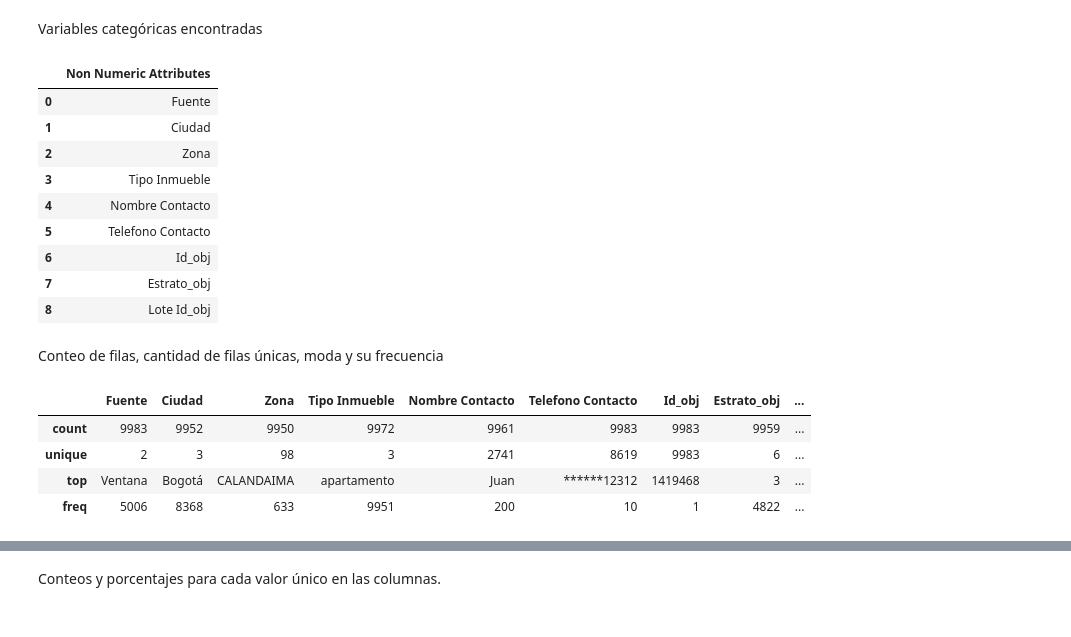
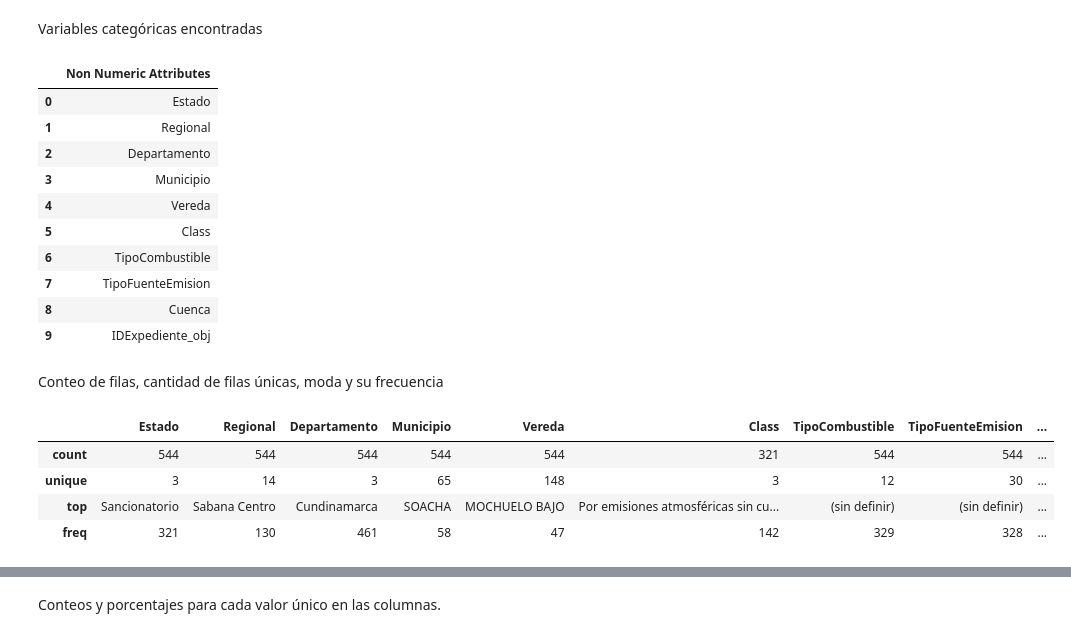
Before and after one commit to sariswis/Proyecto-Visual-Analytics, a Jupyter notebook: entendimiento/Dataset 2 - Lugares de emisiones.ipynb, the cells around one changed output, grey strips where cells are left out. Cells and saved outputs as stored; diff of their text form; code cells hidden in the pictures.

```diff
--- a/entendimiento/Dataset 2 - Lugares de emisiones.ipynb
+++ b/entendimiento/Dataset 2 - Lugares de emisiones.ipynb
@@ -53,6 +51,22 @@ def print_table(df):
 # %% [markdown]
 Lectura y muestra del archivo
 # %%
-df =  pd.read_json("../data/emission_permits_anom_2.json")
+# 1. Cargar el JSON
+with open('../data/emission_permits_anom_2.json', 'r', encoding='utf-8') as f:
+    data = json.load(f)
+
+# 2. Extraer features
+features = data['features']
+
+# 3. Construir DataFrame con properties y coordenadas
+df = pd.DataFrame([
+    {
+        **feature['properties'],
+        'Latitud': feature['geometry']['coordinates'][1],
+        'Longitud': feature['geometry']['coordinates'][0]
+    }
+    for feature in features
+])
+
 df.head()
 # %% [output]
@@ -114,5 +146,4 @@ Verificamos si estas columnas pueden ser convertidas a int
 # %%
-for col in df.select_dtypes(include=["float"]).columns:
-    puede_int = (df[col].dropna() % 1 == 0).all()
-    print(f"{col}: {'se puede convertir a int' if puede_int else 'mantener como float'}")
+puede_int = (df['IDExpediente'].dropna() % 1 == 0).all()
+print(f"'IDExpediente': {'se puede convertir a int' if puede_int else 'mantener como float'}")
 # %% [output]
@@ -126,12 +153,11 @@ Como sí pueden serlo, ejecutamos el cambio
 # %%
-for col in df.select_dtypes(include=["float"]).columns:
-    df[col] = df[col].astype("Int64")
+df['IDExpediente'] = df['IDExpediente'].astype("Int64")
 # %% [markdown]
 ## 1. Variables categóricas
 # %% [markdown]
 Temporalmente, mapeamos las variables categóricas guardadas como número a texto
 # %%
-cols_otra_categoria = []
+cols_otra_categoria = ['IDExpediente']
 
 for col in cols_otra_categoria:
     df[f"{col}_obj"] = df[col].astype("object")
@@ -142,25 +168,27 @@ non_numeric_attributes = df.select_dtypes(exclude=['number']).columns.values
 pd.DataFrame(non_numeric_attributes, columns=['Non Numeric Attributes'])
 # %% [output]
 |  | Non Numeric Attributes |
-| 0 | Fuente |
-| 1 | Ciudad |
-| 2 | Zona |
-| 3 | Tipo Inmueble |
-| 4 | Nombre Contacto |
-| 5 | Telefono Contacto |
-| 6 | Id_obj |
-| 7 | Estrato_obj |
-| 8 | Lote Id_obj |
+| 0 | Estado |
+| 1 | Regional |
+| 2 | Departamento |
+| 3 | Municipio |
+| 4 | Vereda |
+| 5 | Class |
+| 6 | TipoCombustible |
+| 7 | TipoFuenteEmision |
+| 8 | Cuenca |
+| 9 | IDExpediente_obj |
 # %% [markdown]
 Conteo de filas, cantidad de filas únicas, moda y su frecuencia
 # %%
-df[non_numeric_attributes].describe()
+with pd.option_context('display.max_colwidth', None):
+    display(df[non_numeric_attributes].describe())
 # %% [output]
-|  | Fuente | Ciudad | Zona | Tipo Inmueble | Nombre Contacto | Telefono Contacto | Id_obj | Estrato_obj | ... |
-| count | 9983 | 9952 | 9950 | 9972 | 9961 | 9983 | 9983 | 9959 | ... |
-| unique | 2 | 3 | 98 | 3 | 2741 | 8619 | 9983 | 6 | ... |
-| top | Ventana | Bogotá | CALANDAIMA | apartamento | Juan | ******12312 | 1419468 | 3 | ... |
-| freq | 5006 | 8368 | 633 | 9951 | 200 | 10 | 1 | 4822 | ... |
+|  | Estado | Regional | Departamento | Municipio | Vereda | Class | TipoCombustible | TipoFuenteEmision | ... |
+| count | 544 | 544 | 544 | 544 | 544 | 321 | 544 | 544 | ... |
+| unique | 3 | 14 | 3 | 65 | 148 | 3 | 12 | 30 | ... |
+| top | Sancionatorio | Sabana Centro | Cundinamarca | SOACHA | MOCHUELO BAJO | Por emisiones atmosféricas sin cu... | (sin definir) | (sin definir) | ... |
+| freq | 321 | 130 | 461 | 58 | 47 | 142 | 329 | 328 | ... |
 # %% [markdown]
 **Hallazgos:**
 
```
Also changed, not shown: parts of 17 cells of this notebook, 1 other file.
